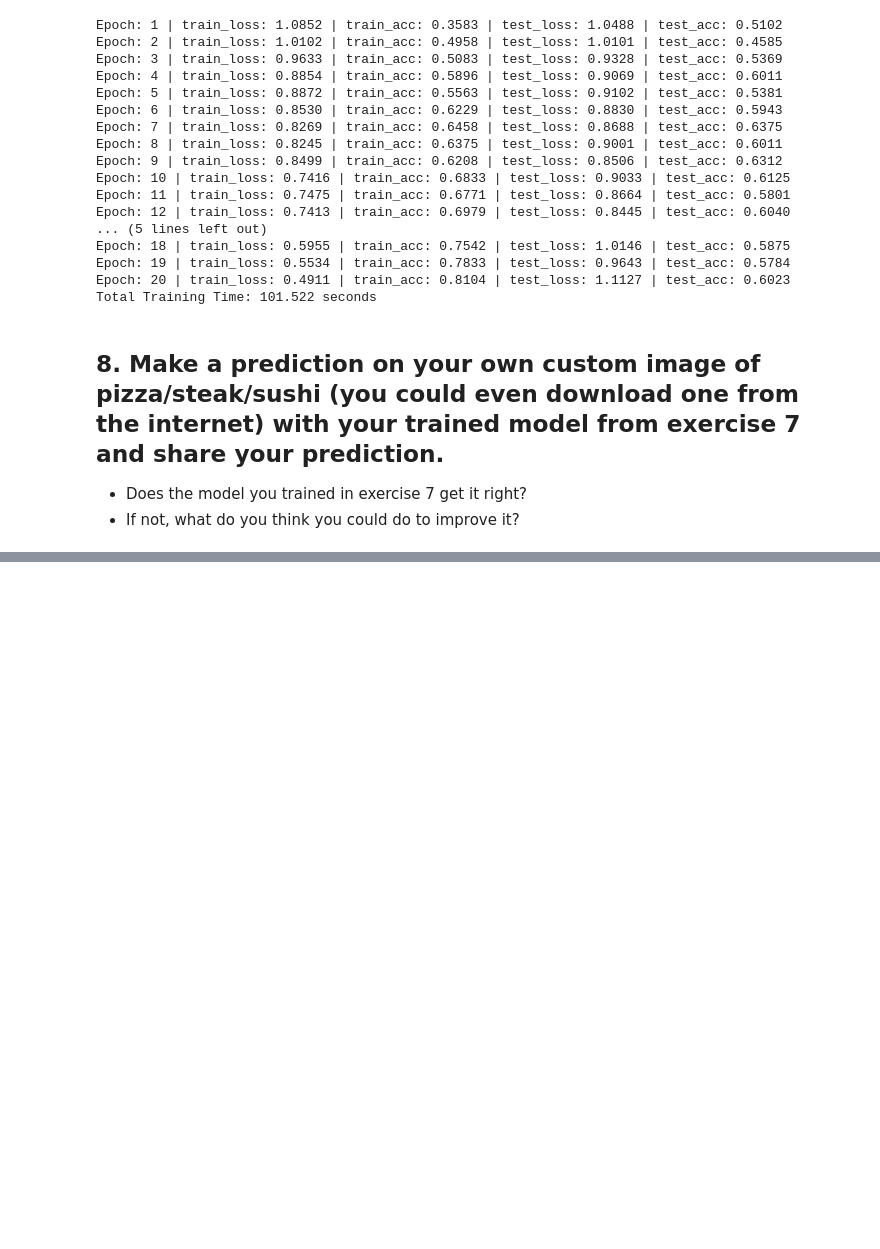
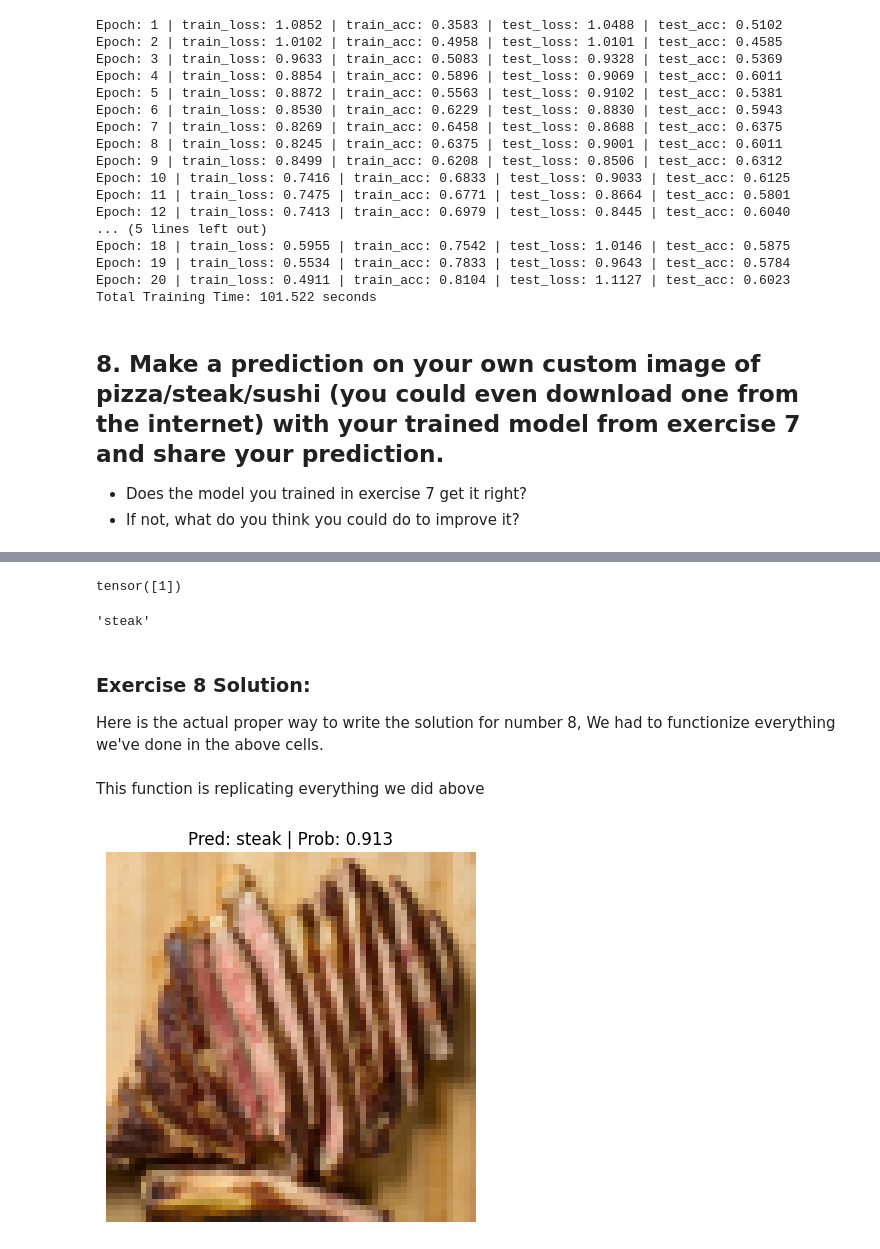
Before and after one commit to Datanerd97/PyTorch, a Jupyter notebook: extras/exercises/04_pytorch_custom_datasets_exercises.ipynb, the cells around one changed output, grey strips where cells are left out. Drawn from its saved outputs; the diff is of its cells as text; code cells hidden in the pictures; blank space fills up the shorter version.

```diff
--- a/extras/exercises/04_pytorch_custom_datasets_exercises.ipynb
+++ b/extras/exercises/04_pytorch_custom_datasets_exercises.ipynb
@@ -936,0 +1129,14 @@ Total Training Time: 101.522 seconds
+# %%
+# Convert prediction probabilites -> Prediction labels
+custom_image_pred_labels = torch.argmax(custom_image_pred_probs,dim = 1)
+custom_image_pred_labels
+# %% [output]
+tensor([1])
+# %%
+class_names[custom_image_pred_labels]
+# %% [output]
+'steak'
+# %% [markdown]
+### Exercise 8 Solution:
+
+Here is the actual proper way to write the solution for number 8, We had to functionize everything we've done in the above cells.
@@ -936,0 +1187,11 @@ Total Training Time: 101.522 seconds
+# %% [markdown]
+This function is replicating everything we did above
+# %%
+# Pred on our custom image
+
+pred_and_plot_image(model = model_0,
+                    image_path = custom_image_path,
+                    class_names = class_names,
+                    transform = custom_image_transform)
+# %% [output]
+[figure, added]
```
Also changed, not shown: parts of 22 cells of this notebook.
